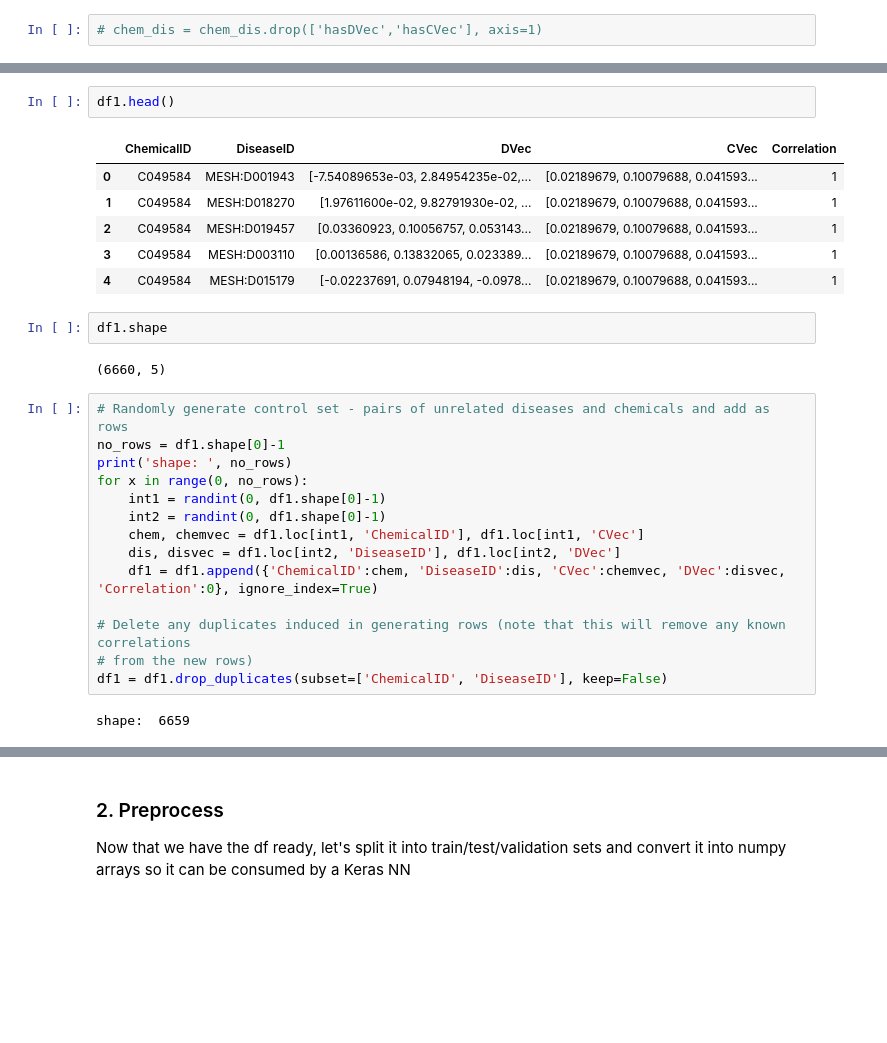
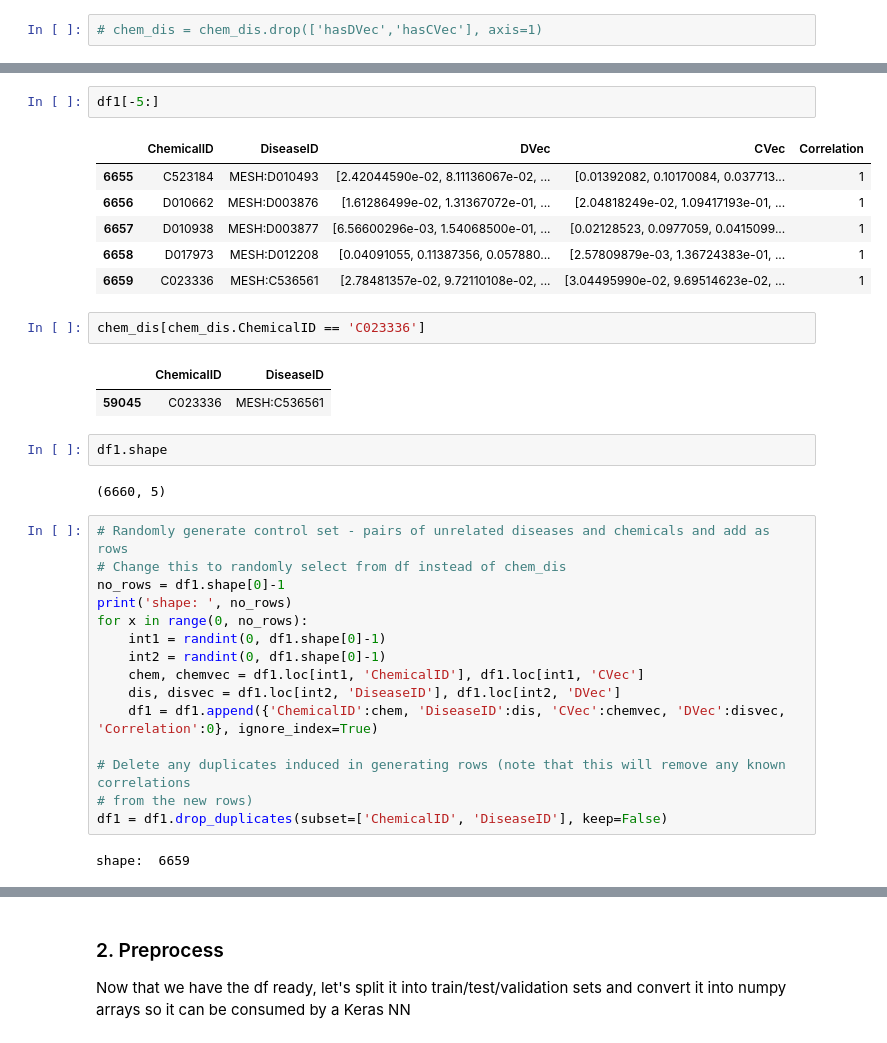
Before and after one commit to colemai/msc-thesis, a Jupyter notebook: opa/opa-nn.ipynb, the cells around one changed output, grey strips where cells are left out. Cells and saved outputs as stored; diff of their text form; blank space fills up the shorter version.

```diff
--- a/opa/opa-nn.ipynb
+++ b/opa/opa-nn.ipynb
@@ -128,18 +139,24 @@ df1['Correlation'] = 1
 # %%
-df1.head()
+df1[-5:]
 # %% [output]
 |  | ChemicalID | DiseaseID | DVec | CVec | Correlation |
-| 0 | C049584 | MESH:D001943 | [-7.54089653e-03, 2.84954235e-02,... | [0.02189679, 0.10079688, 0.041593... | 1 |
-| 1 | C049584 | MESH:D018270 | [1.97611600e-02, 9.82791930e-02, ... | [0.02189679, 0.10079688, 0.041593... | 1 |
-| 2 | C049584 | MESH:D019457 | [0.03360923, 0.10056757, 0.053143... | [0.02189679, 0.10079688, 0.041593... | 1 |
-| 3 | C049584 | MESH:D003110 | [0.00136586, 0.13832065, 0.023389... | [0.02189679, 0.10079688, 0.041593... | 1 |
-| 4 | C049584 | MESH:D015179 | [-0.02237691, 0.07948194, -0.0978... | [0.02189679, 0.10079688, 0.041593... | 1 |
+| 6655 | C523184 | MESH:D010493 | [2.42044590e-02, 8.11136067e-02, ... | [0.01392082, 0.10170084, 0.037713... | 1 |
+| 6656 | D010662 | MESH:D003876 | [1.61286499e-02, 1.31367072e-01, ... | [2.04818249e-02, 1.09417193e-01, ... | 1 |
+| 6657 | D010938 | MESH:D003877 | [6.56600296e-03, 1.54068500e-01, ... | [0.02128523, 0.0977059, 0.0415099... | 1 |
+| 6658 | D017973 | MESH:D012208 | [0.04091055, 0.11387356, 0.057880... | [2.57809879e-03, 1.36724383e-01, ... | 1 |
+| 6659 | C023336 | MESH:C536561 | [2.78481357e-02, 9.72110108e-02, ... | [3.04495990e-02, 9.69514623e-02, ... | 1 |
+# %%
+chem_dis[chem_dis.ChemicalID == 'C023336']
+# %% [output]
+|  | ChemicalID | DiseaseID |
+| 59045 | C023336 | MESH:C536561 |
 # %%
 df1.shape
 # %% [output]
 (6660, 5)
 # %%
 # Randomly generate control set - pairs of unrelated diseases and chemicals and add as rows
+# Change this to randomly select from df instead of chem_dis
 no_rows = df1.shape[0]-1
 print('shape: ', no_rows)
 for x in range(0, no_rows):
```
Also changed, not shown: parts of 27 cells of this notebook.
